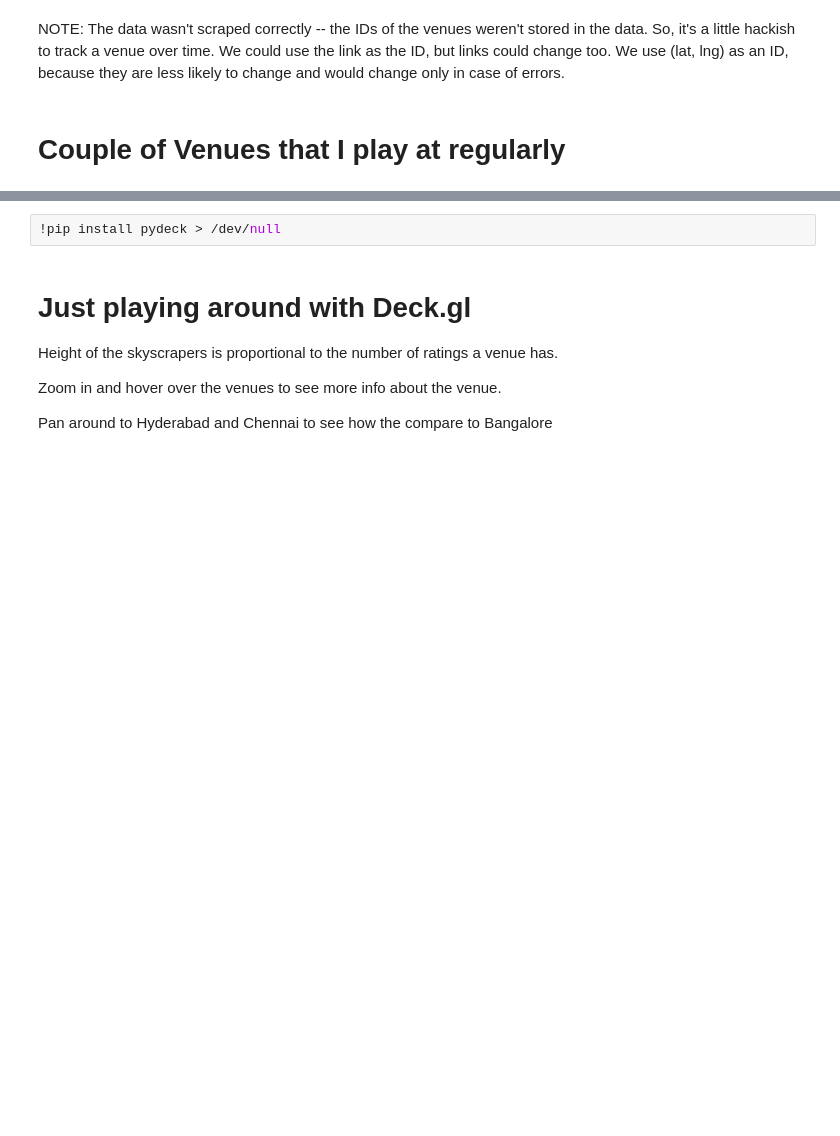
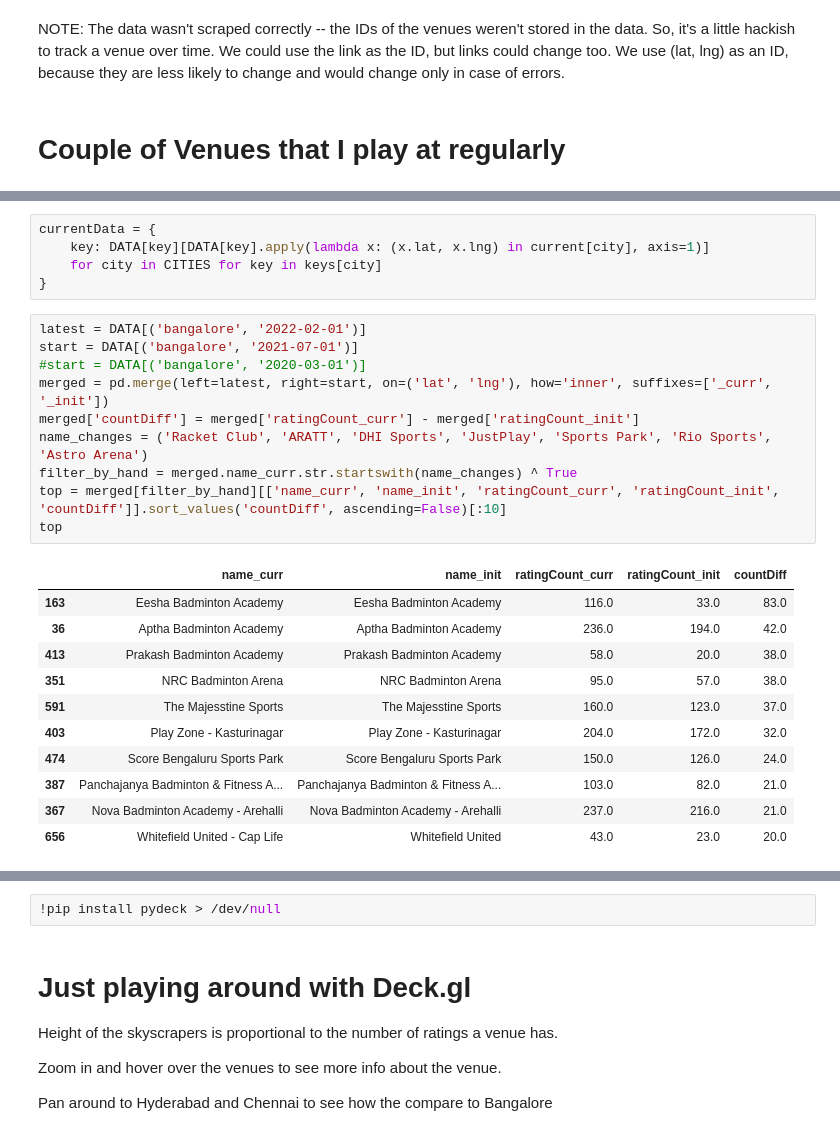
Before and after one commit to punchagan/data-projects, a Jupyter notebook: playo/analysis.ipynb, the cells around one changed output, grey strips where cells are left out. Cells and saved outputs as stored; diff of their text form; blank space fills up the shorter version.

```diff
--- a/playo/analysis.ipynb
+++ b/playo/analysis.ipynb
@@ -300,0 +355,27 @@ find_venue_over_time('Smash O Station (SOS)', 'bangalore')
+# %%
+currentData = {
+    key: DATA[key][DATA[key].apply(lambda x: (x.lat, x.lng) in current[city], axis=1)]
+    for city in CITIES for key in keys[city]
+}
+# %%
+latest = DATA[('bangalore', '2022-02-01')]
+start = DATA[('bangalore', '2021-07-01')]
+#start = DATA[('bangalore', '2020-03-01')]
+merged = pd.merge(left=latest, right=start, on=('lat', 'lng'), how='inner', suffixes=['_curr', '_init'])
+merged['countDiff'] = merged['ratingCount_curr'] - merged['ratingCount_init']
+name_changes = ('Racket Club', 'ARATT', 'DHI Sports', 'JustPlay', 'Sports Park', 'Rio Sports', 'Astro Arena')
+filter_by_hand = merged.name_curr.str.startswith(name_changes) ^ True
+top = merged[filter_by_hand][['name_curr', 'name_init', 'ratingCount_curr', 'ratingCount_init', 'countDiff']].sort_values('countDiff', ascending=False)[:10]
+top
+# %% [output]
+|  | name_curr | name_init | ratingCount_curr | ratingCount_init | countDiff |
+| 163 | Eesha Badminton Academy | Eesha Badminton Academy | 116.0 | 33.0 | 83.0 |
+| 36 | Aptha Badminton Academy | Aptha Badminton Academy | 236.0 | 194.0 | 42.0 |
+| 413 | Prakash Badminton Academy | Prakash Badminton Academy | 58.0 | 20.0 | 38.0 |
+| 351 | NRC Badminton Arena | NRC Badminton Arena | 95.0 | 57.0 | 38.0 |
+| 591 | The Majesstine Sports | The Majesstine Sports | 160.0 | 123.0 | 37.0 |
+| 403 | Play Zone - Kasturinagar | Play Zone - Kasturinagar | 204.0 | 172.0 | 32.0 |
+| 474 | Score Bengaluru Sports Park | Score Bengaluru Sports Park | 150.0 | 126.0 | 24.0 |
+| 387 | Panchajanya Badminton & Fitness A... | Panchajanya Badminton & Fitness A... | 103.0 | 82.0 | 21.0 |
+| 367 | Nova Badminton Academy - Arehalli | Nova Badminton Academy - Arehalli | 237.0 | 216.0 | 21.0 |
+| 656 | Whitefield United - Cap Life | Whitefield United | 43.0 | 23.0 | 20.0 |
```
Also changed, not shown: parts of 13 cells of this notebook, 1 other file.
